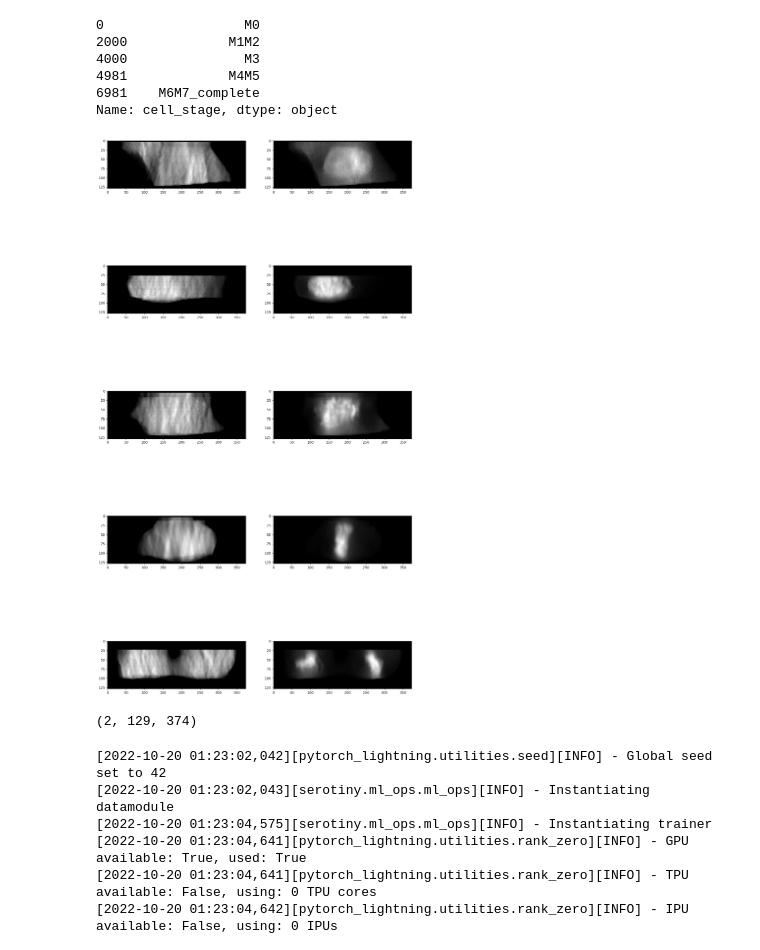
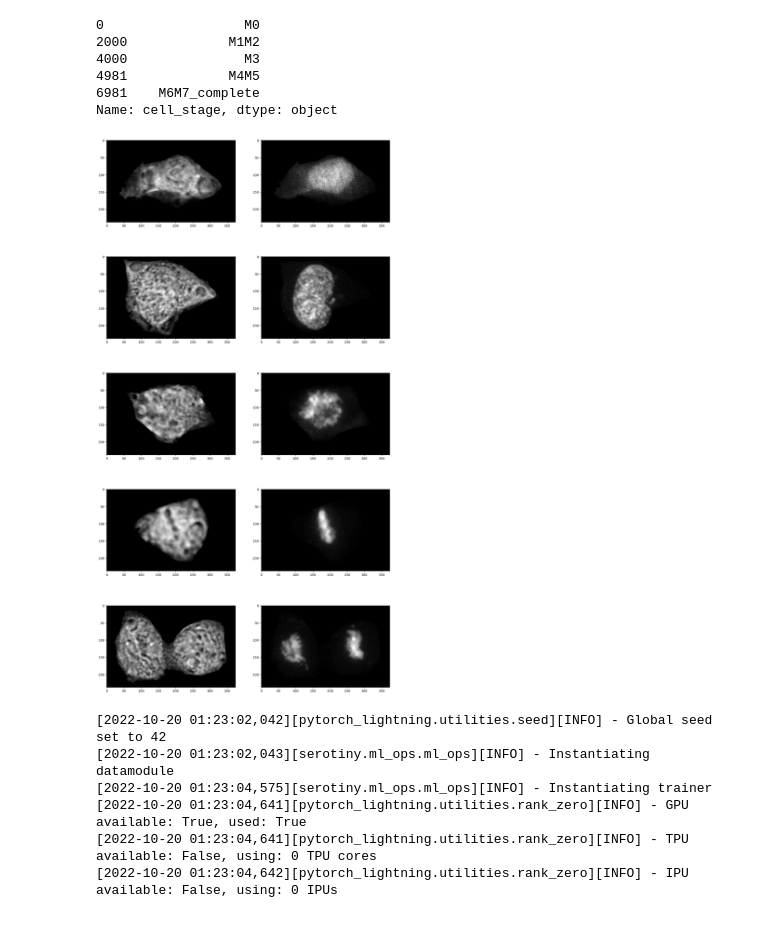
Before and after one commit to kevin-deepcell/cytodata-hackathon-base, a Jupyter notebook: notebooks/2D_VAE.ipynb, the cells around one changed output. Cells and saved outputs as stored; diff of their text form; code cells hidden in the pictures.

```diff
--- a/notebooks/2D_VAE.ipynb
+++ b/notebooks/2D_VAE.ipynb
@@ -23,22 +23,18 @@ Name: cell_stage, dtype: object
 # %%
 fig,ax = plt.subplots(5, 2, figsize=(16,32))
 for y,ind in enumerate([0,2000,4000,5000,7000]):
-    full_img = image_loader(df_mitocells.loc[ind,'mean_projection_y'])
+    full_img = image_loader(df_mitocells.loc[ind,'mean_projection_z'])
     full_img = full_img[:2,:,:]
     full_img = (full_img / 65535.0 * 255.0).astype(np.uint8)
     for i in range(2):
         ax[y,i].imshow(full_img[i,:,:,], cmap='gray')
 # %% [output]
-[figure, old version]
+[figure, new version]
 # %%
 from datetime import datetime
 
 # util to avoid referring to the same run unintentionally
 now_str = lambda : datetime.now().strftime("%Y%m%d_%H%M%S")
-# %%
-full_img.shape
-# %% [output]
-(2, 129, 374)
 # %%
 run_name = f"tbd_run_{now_str()}"
 
```
Also changed, not shown: parts of 9 cells of this notebook.
